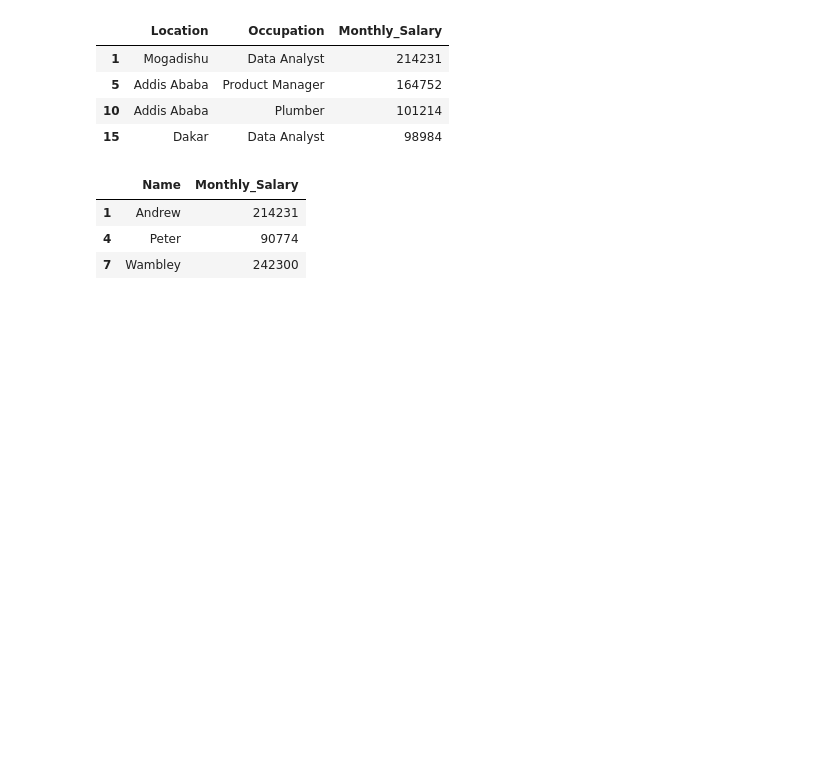
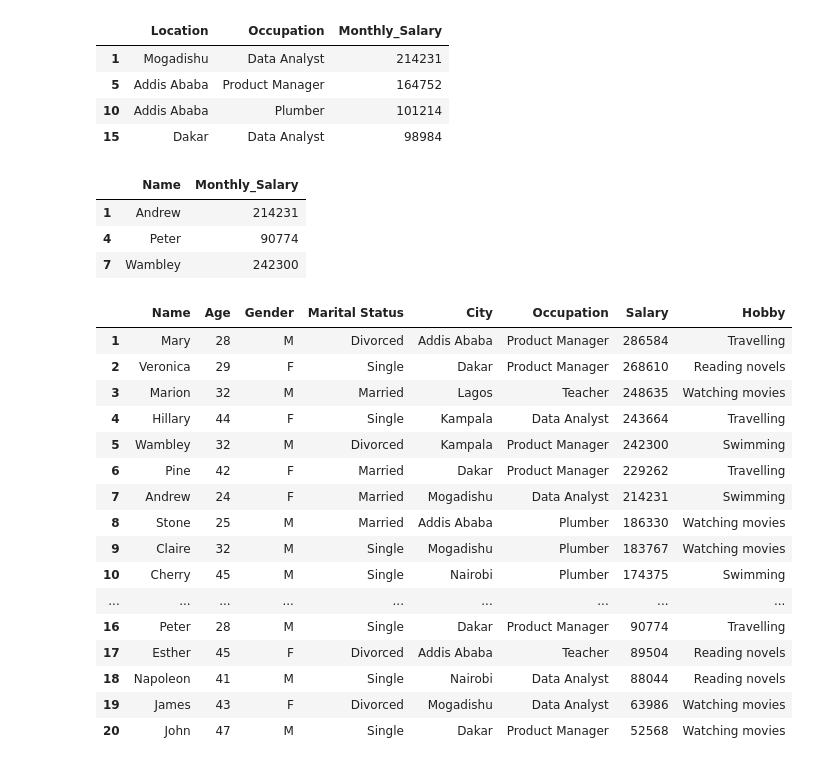
Before and after one commit to Majok-Bol/users_data, a Jupyter notebook: users_data_analytics.ipynb, the cells around one changed output. Drawn from its saved outputs; the diff is of its cells as text; code cells hidden in the pictures; blank space fills up the shorter version.

```diff
--- a/users_data_analytics.ipynb
+++ b/users_data_analytics.ipynb
@@ -442,3 +442,29 @@ users_data.iloc[[0,3,6],[0,6]]
 | 1 | Andrew | 214231 |
 | 4 | Peter | 90774 |
 | 7 | Wambley | 242300 |
+# %%
+#sort data by salary
+#sort from highest paid to least paid
+users_data.sort_values(by=["Salary"],inplace=True,ascending=False)
+#reset index
+users_data.index=range(1,len(users_data)+1)
+#show results
+users_data
+# %% [output]
+|  | Name | Age | Gender | Marital Status | City | Occupation | Salary | Hobby |
+| 1 | Mary | 28 | M | Divorced | Addis Ababa | Product Manager | 286584 | Travelling |
+| 2 | Veronica | 29 | F | Single | Dakar | Product Manager | 268610 | Reading novels |
+| 3 | Marion | 32 | M | Married | Lagos | Teacher | 248635 | Watching movies |
+| 4 | Hillary | 44 | F | Single | Kampala | Data Analyst | 243664 | Travelling |
+| 5 | Wambley | 32 | M | Divorced | Kampala | Product Manager | 242300 | Swimming |
+| 6 | Pine | 42 | F | Married | Dakar | Product Manager | 229262 | Travelling |
+| 7 | Andrew | 24 | F | Married | Mogadishu | Data Analyst | 214231 | Swimming |
+| 8 | Stone | 25 | M | Married | Addis Ababa | Plumber | 186330 | Watching movies |
+| 9 | Claire | 32 | M | Single | Mogadishu | Plumber | 183767 | Watching movies |
+| 10 | Cherry | 45 | M | Single | Nairobi | Plumber | 174375 | Swimming |
+| ... | ... | ... | ... | ... | ... | ... | ... | ... |
+| 16 | Peter | 28 | M | Single | Dakar | Product Manager | 90774 | Travelling |
+| 17 | Esther | 45 | F | Divorced | Addis Ababa | Teacher | 89504 | Reading novels |
+| 18 | Napoleon | 41 | M | Single | Nairobi | Data Analyst | 88044 | Reading novels |
+| 19 | James | 43 | F | Divorced | Mogadishu | Data Analyst | 63986 | Watching movies |
+| 20 | John | 47 | M | Single | Dakar | Product Manager | 52568 | Watching movies |
```
Also changed, not shown: parts of 4 cells of this notebook.
